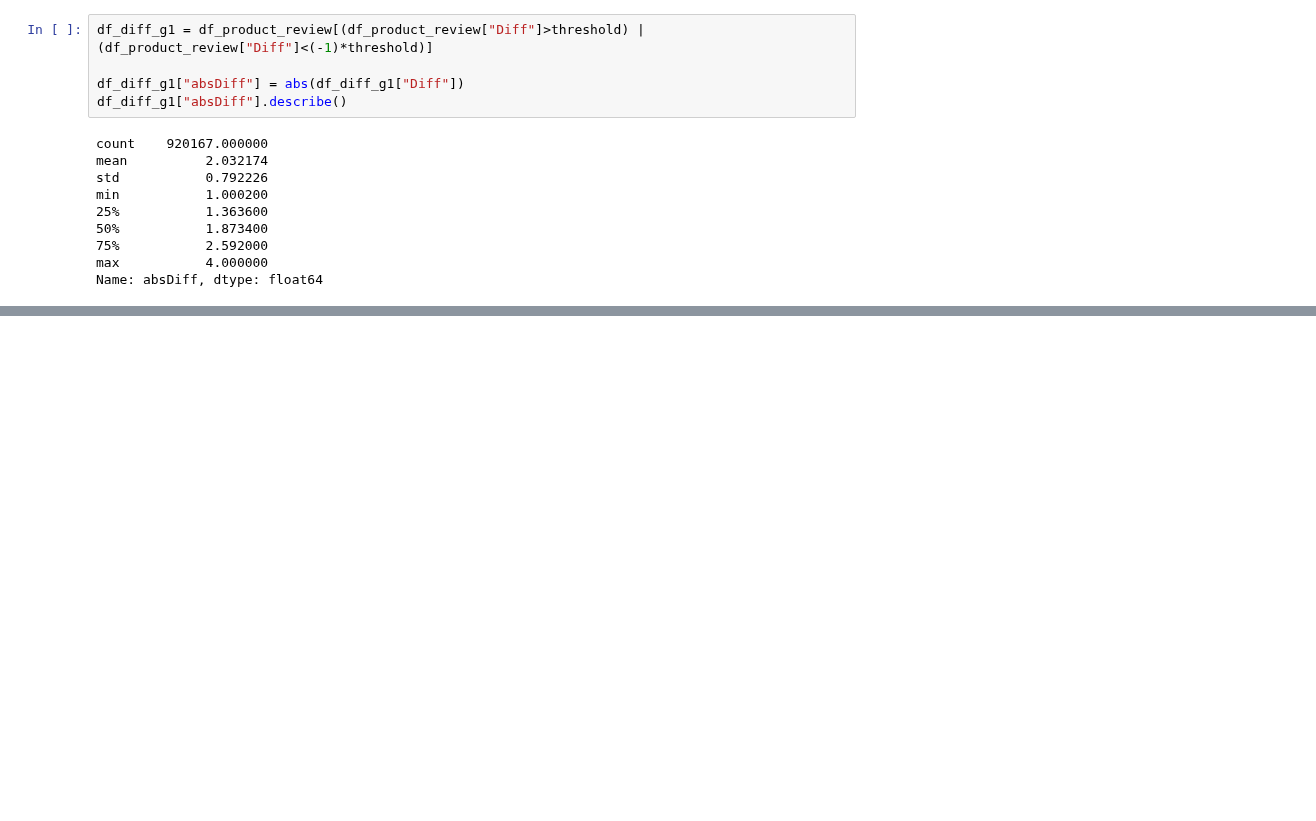
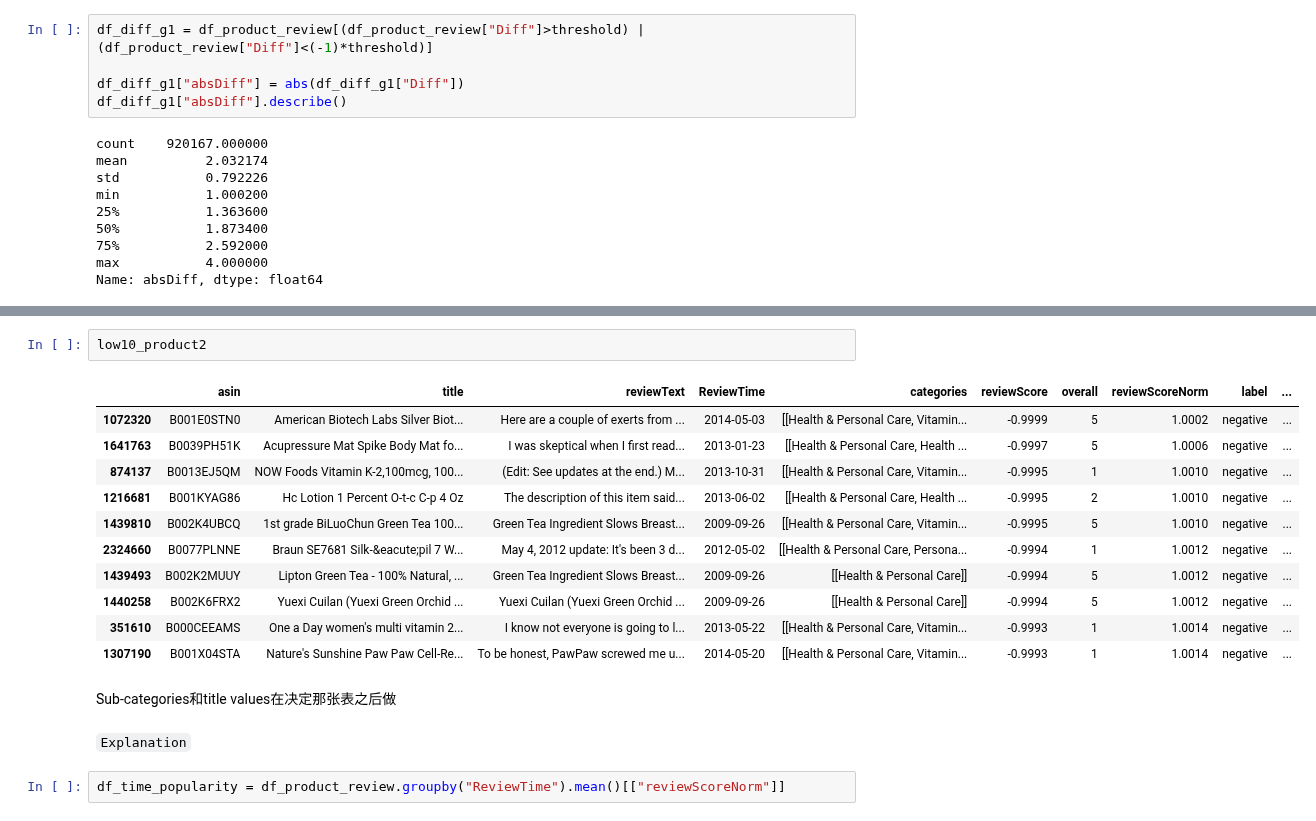
Before and after one commit to epfl-ada-2018/ada007project, a Jupyter notebook: Review Sentiment Analysis.ipynb, the cells around one changed output, grey strips where cells are left out. Drawn from its saved outputs; the diff is of its cells as text; blank space fills up the shorter version.

```diff
--- a/Review Sentiment Analysis.ipynb
+++ b/Review Sentiment Analysis.ipynb
@@ -315,0 +433,20 @@ Name: absDiff, dtype: float64
+# %%
+low10_product2
+# %% [output]
+|  | asin | title | reviewText | ReviewTime | categories | reviewScore | overall | reviewScoreNorm | label | ... |
+| 1072320 | B001E0STN0 | American Biotech Labs Silver Biot... | Here are a couple of exerts from ... | 2014-05-03 | [[Health & Personal Care, Vitamin... | -0.9999 | 5 | 1.0002 | negative | ... |
+| 1641763 | B0039PH51K | Acupressure Mat Spike Body Mat fo... | I was skeptical when I first read... | 2013-01-23 | [[Health & Personal Care, Health ... | -0.9997 | 5 | 1.0006 | negative | ... |
+| 874137 | B0013EJ5QM | NOW Foods Vitamin K-2,100mcg, 100... | (Edit: See updates at the end.) M... | 2013-10-31 | [[Health & Personal Care, Vitamin... | -0.9995 | 1 | 1.0010 | negative | ... |
+| 1216681 | B001KYAG86 | Hc Lotion 1 Percent O-t-c C-p 4 Oz | The description of this item said... | 2013-06-02 | [[Health & Personal Care, Health ... | -0.9995 | 2 | 1.0010 | negative | ... |
+| 1439810 | B002K4UBCQ | 1st grade BiLuoChun Green Tea 100... | Green Tea Ingredient Slows Breast... | 2009-09-26 | [[Health & Personal Care, Vitamin... | -0.9995 | 5 | 1.0010 | negative | ... |
+| 2324660 | B0077PLNNE | Braun SE7681 Silk-&eacute;pil 7 W... | May 4, 2012 update: It's been 3 d... | 2012-05-02 | [[Health & Personal Care, Persona... | -0.9994 | 1 | 1.0012 | negative | ... |
+| 1439493 | B002K2MUUY | Lipton Green Tea - 100% Natural, ... | Green Tea Ingredient Slows Breast... | 2009-09-26 | [[Health & Personal Care]] | -0.9994 | 5 | 1.0012 | negative | ... |
+| 1440258 | B002K6FRX2 | Yuexi Cuilan (Yuexi Green Orchid ... | Yuexi Cuilan (Yuexi Green Orchid ... | 2009-09-26 | [[Health & Personal Care]] | -0.9994 | 5 | 1.0012 | negative | ... |
+| 351610 | B000CEEAMS | One a Day women's multi vitamin 2... | I know not everyone is going to l... | 2013-05-22 | [[Health & Personal Care, Vitamin... | -0.9993 | 1 | 1.0014 | negative | ... |
+| 1307190 | B001X04STA | Nature's Sunshine Paw Paw Cell-Re... | To be honest, PawPaw screwed me u... | 2014-05-20 | [[Health & Personal Care, Vitamin... | -0.9993 | 1 | 1.0014 | negative | ... |
+# %% [markdown]
+Sub-categories和title values在决定那张表之后做
+# %% [markdown]
+``Explanation``
+# %%
+df_time_popularity = df_product_review.groupby("ReviewTime").mean()[["reviewScoreNorm"]]
```
Also changed, not shown: parts of 28 cells of this notebook.
